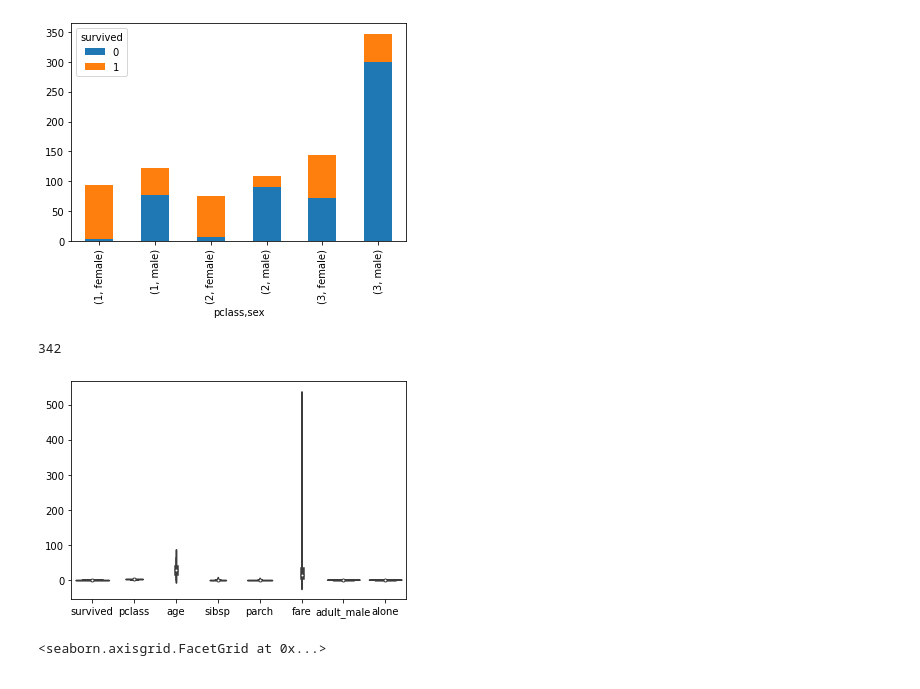
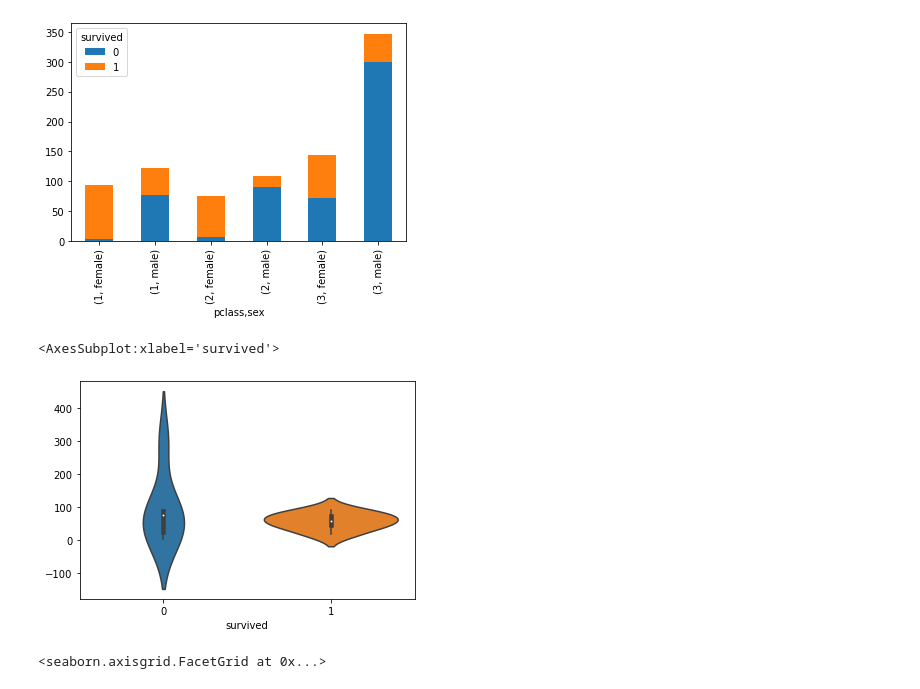
Before and after one commit to hui9633/DataScience60Days, a Jupyter notebook: homework/Day21_hw.ipynb, the cells around one changed output. Cells and saved outputs as stored; diff of their text form; code cells hidden in the pictures.

```diff
--- a/homework/Day21_hw.ipynb
+++ b/homework/Day21_hw.ipynb
@@ -98,11 +98,9 @@ survived_counts.plot(kind='bar',stacked=True)
 # %%
 # 直接使用PANDAS dataframe, 當作參數
 #條形圖()顯示分類變數和連續變數之間的關係。數據以矩形條表示,其中條的長度表示該類別中數據的比例。
 
-sns.violinplot(data=df,col="survived")
-sum(df.survived==0)
-sum(df.survived==1)
+sns.violinplot(data=survived_counts)
 # %% [output]
-342
+<AxesSubplot:xlabel='survived'>
-[figure, old version]
+[figure, new version]
 # %%
```
Also changed, not shown: parts of 1 cell of this notebook.
